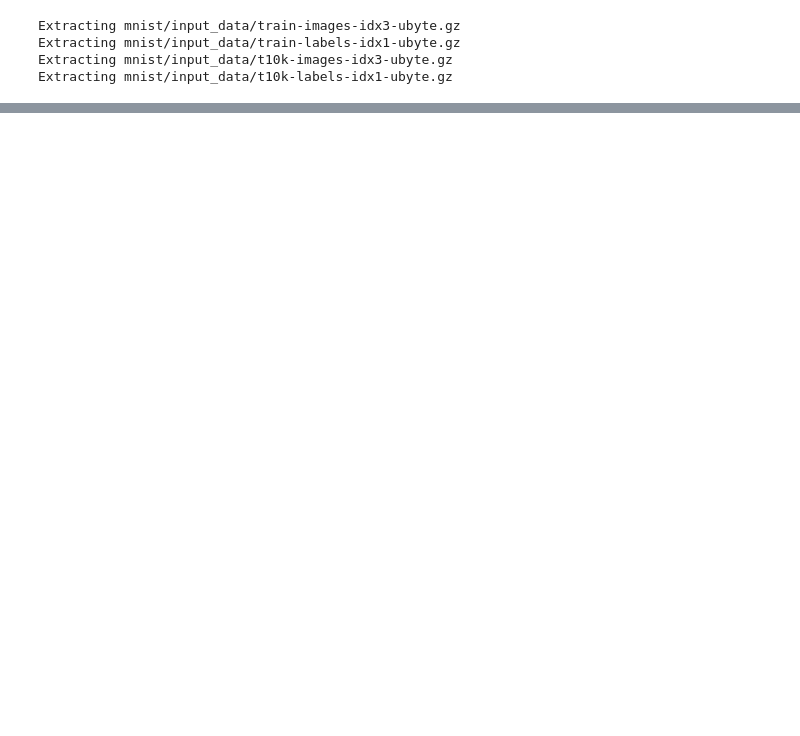
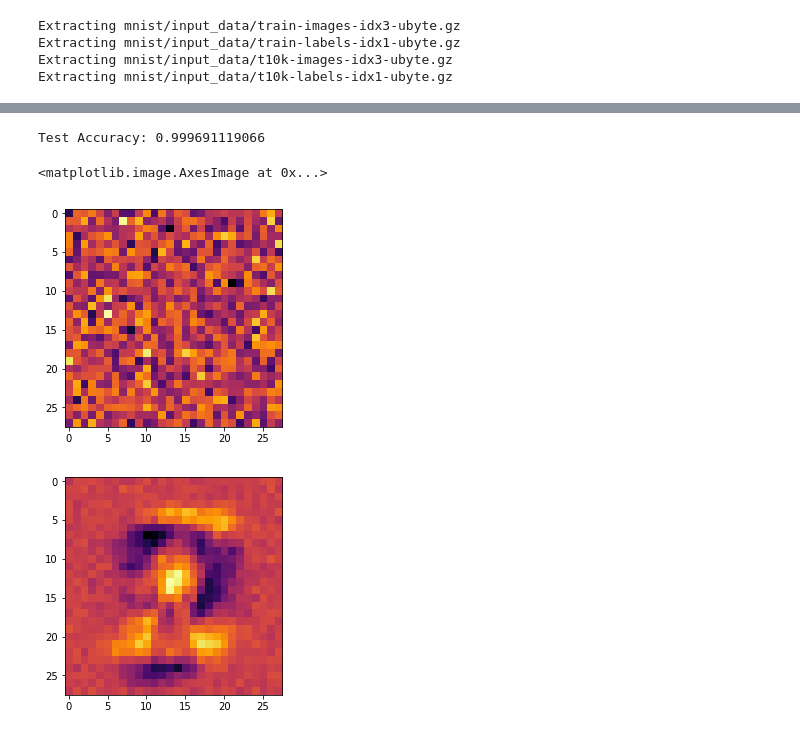
Before and after one commit to urinieto/logistic_mnist, a Jupyter notebook: LogisticRegressionTF.ipynb, the cells around one changed output, grey strips where cells are left out. Drawn from its saved outputs; the diff is of its cells as text; code cells hidden in the pictures; blank space fills up the shorter version.

```diff
--- a/LogisticRegressionTF.ipynb
+++ b/LogisticRegressionTF.ipynb
@@ -55,0 +91,55 @@ plt.imshow(X_train[np.argwhere(Y_train == 0)[0, 0]].reshape((28, 28)), interpola
+# %%
+def affine(X, W, b):
+    return np.dot(X, W) + b
+
+def sigmoid(X):
+    return 1 / (1 + np.exp(-X))
+
+def model(X, W, b):
+    return sigmoid(affine(X, W, b))
+
+def d_sigmoid(X):
+    return np.dot(sigmoid(X).T, (1- sigmoid(X)))
+
+def d_loss(Y, Y_, X, W, b):
+    ds = d_sigmoid(affine(X, W, b))
+    return np.dot(X.T * ds, (Y_ - Y) / np.dot(np.transpose(Y - 1), Y))
+
+def sgd(W, dW, lr):
+    return W - lr * dW
+# %%
+n_batch = 100
+lr = 0.1
+N_train = X_train.shape[0]
+M = X_train.shape[1]
+
+# Initialize the weights using Gaussian noise
+W = np.random.normal(scale=0.1, size=(M, 1))
+b = 0
+
+plt.imshow(W.reshape((28, 28)), interpolation="nearest", cmap="inferno")
+for i in range(N_train // n_batch):
+    batch_X, batch_Y = X_train[i * n_batch:i * n_batch + n_batch], \
+        Y_train[i * n_batch:i * n_batch + n_batch]
+    Y = model(batch_X, W, b)
+
+    dW = d_loss(Y, batch_Y, batch_X, W, b)
+    W = sgd(W, dW, lr)
+
+N_test = X_test.shape[0]
+acc = []
+for i in range(N_test // n_batch):
+    batch_X, batch_Y = X_train[i * n_batch:i * n_batch + n_batch], \
+        Y_train[i * n_batch:i * n_batch + n_batch]
+    Y = model(batch_X, W, b)
+    acc.append(roc_auc_score(batch_Y, Y))
+
+print("Test Accuracy: {}".format(np.mean(acc)))
+
+plt.figure()
+plt.imshow(W.reshape((28, 28)), interpolation="nearest", cmap="inferno")
+# %% [output]
+Test Accuracy: 0.999691119066
+<matplotlib.image.AxesImage at 0x...>
+[figure, added]
+[figure, added]
```
Also changed, not shown: parts of 17 cells of this notebook, 1 other file.
